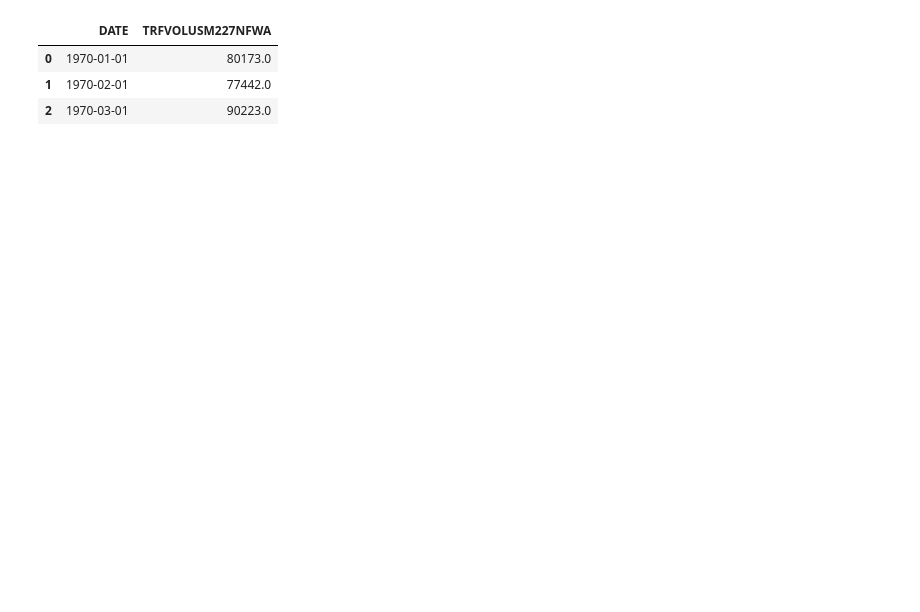
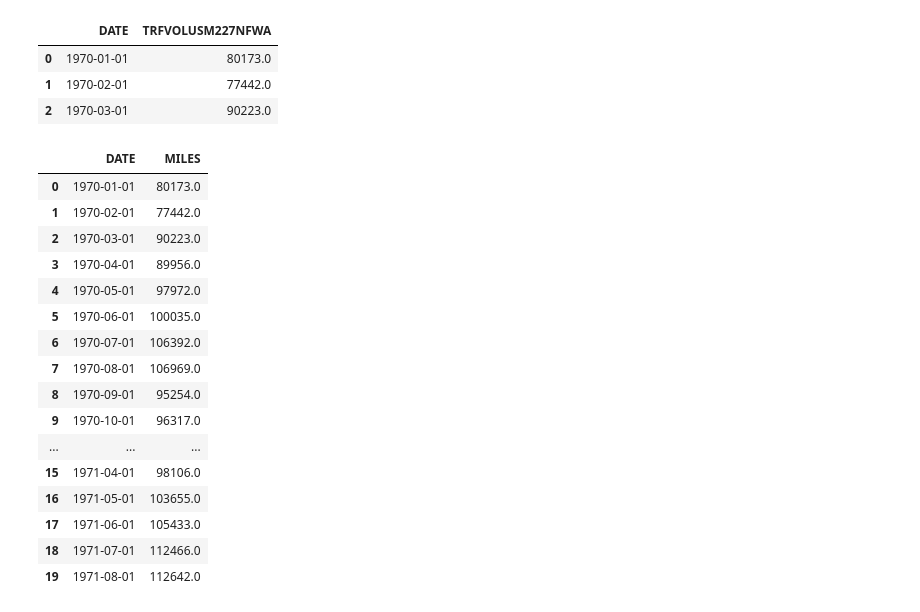
Before and after one commit to Adnan525/sc_a1, a Jupyter notebook: task4.ipynb, the cells around one changed output. Saved outputs shown, nothing was run; the diff lists cells and outputs as text; code cells hidden in the pictures; blank space fills up the shorter version.

```diff
--- a/task4.ipynb
+++ b/task4.ipynb
@@ -136,11 +138,3 @@ df_miles.head(3)
 | 2 | 1970-03-01 | 90223.0 |
 # %%
 df_miles.columns = ["DATE", "MILES"]
-# %%
-# current date format is yyyy-mm-dd
-df_miles.index = pd.to_datetime(df_miles["DATE"], format = "%Y-%m-%d")
-# df_miles.index = df_miles.index.strftime('%d-%m-%Y')
-# %%
-df_miles['day'] = df_miles.index.day
-df_miles['month'] = df_miles.index.month
-df_miles['year'] = df_miles.index.year
@@ -150,0 +141,22 @@ df_miles = df_miles.sort_values(by=['year', 'day'])
+# %%
+df_miles['DATE'] = pd.to_datetime(df_miles['DATE'])
+df_miles.sort_values(by='DATE', inplace=True)
+df_miles[:20]
+# %% [output]
+|  | DATE | MILES |
+| 0 | 1970-01-01 | 80173.0 |
+| 1 | 1970-02-01 | 77442.0 |
+| 2 | 1970-03-01 | 90223.0 |
+| 3 | 1970-04-01 | 89956.0 |
+| 4 | 1970-05-01 | 97972.0 |
+| 5 | 1970-06-01 | 100035.0 |
+| 6 | 1970-07-01 | 106392.0 |
+| 7 | 1970-08-01 | 106969.0 |
+| 8 | 1970-09-01 | 95254.0 |
+| 9 | 1970-10-01 | 96317.0 |
+| ... | ... | ... |
+| 15 | 1971-04-01 | 98106.0 |
+| 16 | 1971-05-01 | 103655.0 |
+| 17 | 1971-06-01 | 105433.0 |
+| 18 | 1971-07-01 | 112466.0 |
+| 19 | 1971-08-01 | 112642.0 |
```
Also changed, not shown: parts of 8 cells of this notebook.
